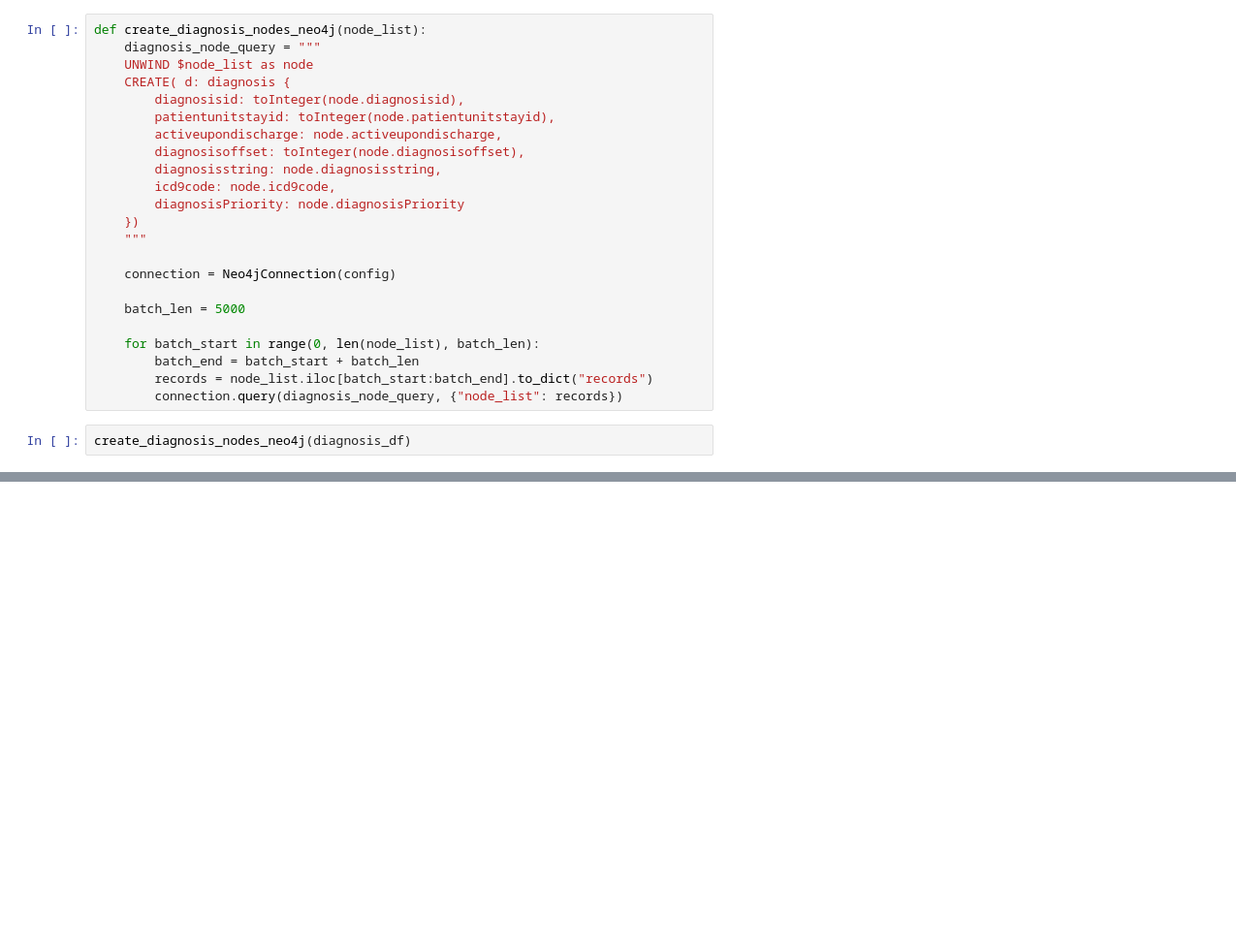
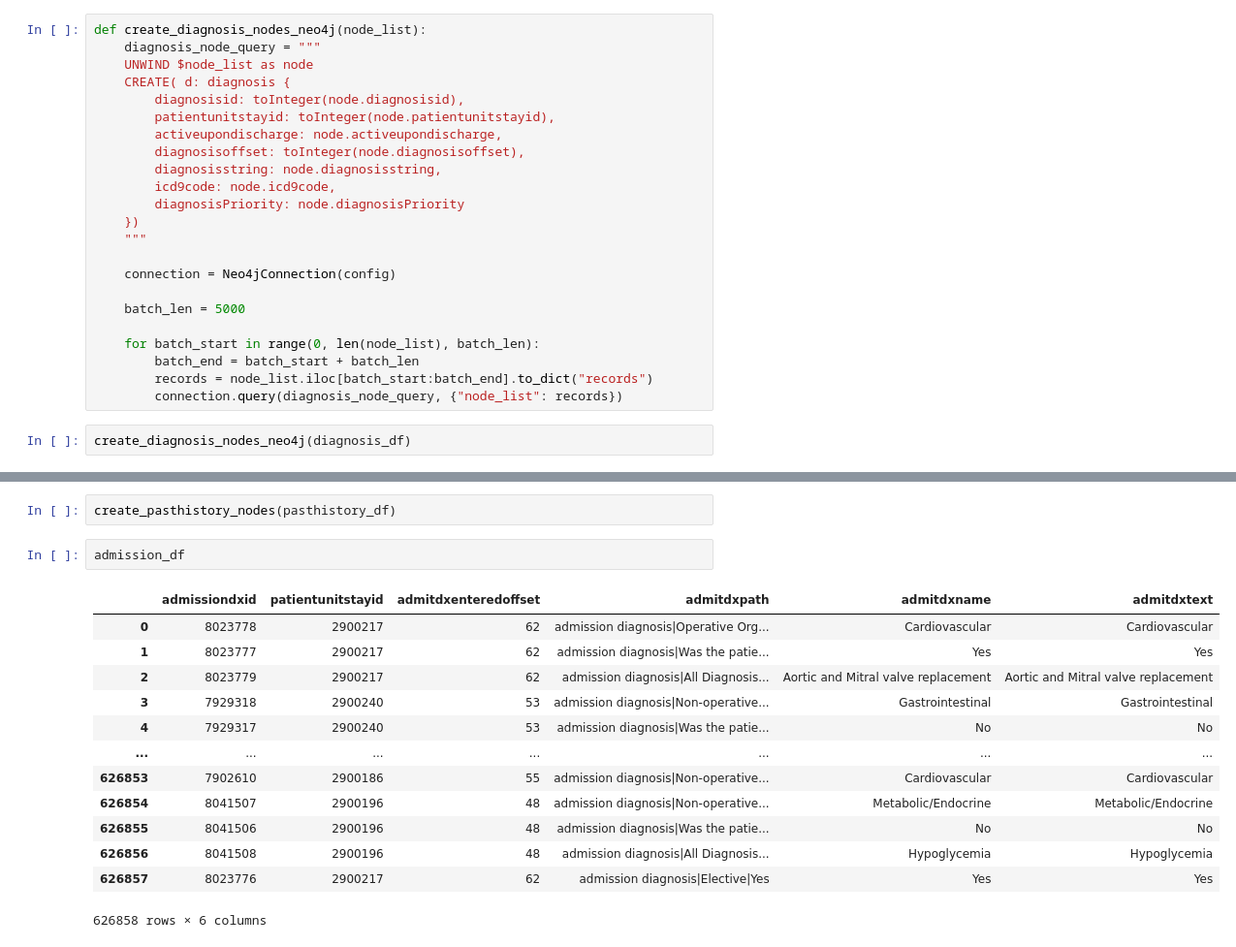
Before and after one commit to nasim-ahmed/ML-Libraries-Graph-Database-Neo4j, a Jupyter notebook: PyG-Neo4j/thesis/preprocessing/Neo4jUpload.ipynb, the cells around one changed output, grey strips where cells are left out. Shown at 97% size. Drawn from its saved outputs; the diff is of its cells as text; blank space fills up the shorter version.

Commit message:
nodes uploaded

```diff
--- a/PyG-Neo4j/thesis/preprocessing/Neo4jUpload.ipynb
+++ b/PyG-Neo4j/thesis/preprocessing/Neo4jUpload.ipynb
@@ -162,0 +368,18 @@ create_diagnosis_nodes_neo4j(diagnosis_df)
+# %%
+create_pasthistory_nodes(pasthistory_df)
+# %%
+admission_df
+# %% [output]
+|  | admissiondxid | patientunitstayid | admitdxenteredoffset | admitdxpath | admitdxname | admitdxtext |
+| 0 | 8023778 | 2900217 | 62 | admission diagnosis|Operative Org... | Cardiovascular | Cardiovascular |
+| 1 | 8023777 | 2900217 | 62 | admission diagnosis|Was the patie... | Yes | Yes |
+| 2 | 8023779 | 2900217 | 62 | admission diagnosis|All Diagnosis... | Aortic and Mitral valve replacement | Aortic and Mitral valve replacement |
+| 3 | 7929318 | 2900240 | 53 | admission diagnosis|Non-operative... | Gastrointestinal | Gastrointestinal |
+| 4 | 7929317 | 2900240 | 53 | admission diagnosis|Was the patie... | No | No |
+| ... | ... | ... | ... | ... | ... | ... |
+| 626853 | 7902610 | 2900186 | 55 | admission diagnosis|Non-operative... | Cardiovascular | Cardiovascular |
+| 626854 | 8041507 | 2900196 | 48 | admission diagnosis|Non-operative... | Metabolic/Endocrine | Metabolic/Endocrine |
+| 626855 | 8041506 | 2900196 | 48 | admission diagnosis|Was the patie... | No | No |
+| 626856 | 8041508 | 2900196 | 48 | admission diagnosis|All Diagnosis... | Hypoglycemia | Hypoglycemia |
+| 626857 | 8023776 | 2900217 | 62 | admission diagnosis|Elective|Yes | Yes | Yes |
+626858 rows × 6 columns
```
Also changed, not shown: parts of 26 cells of this notebook, 2 other files.
